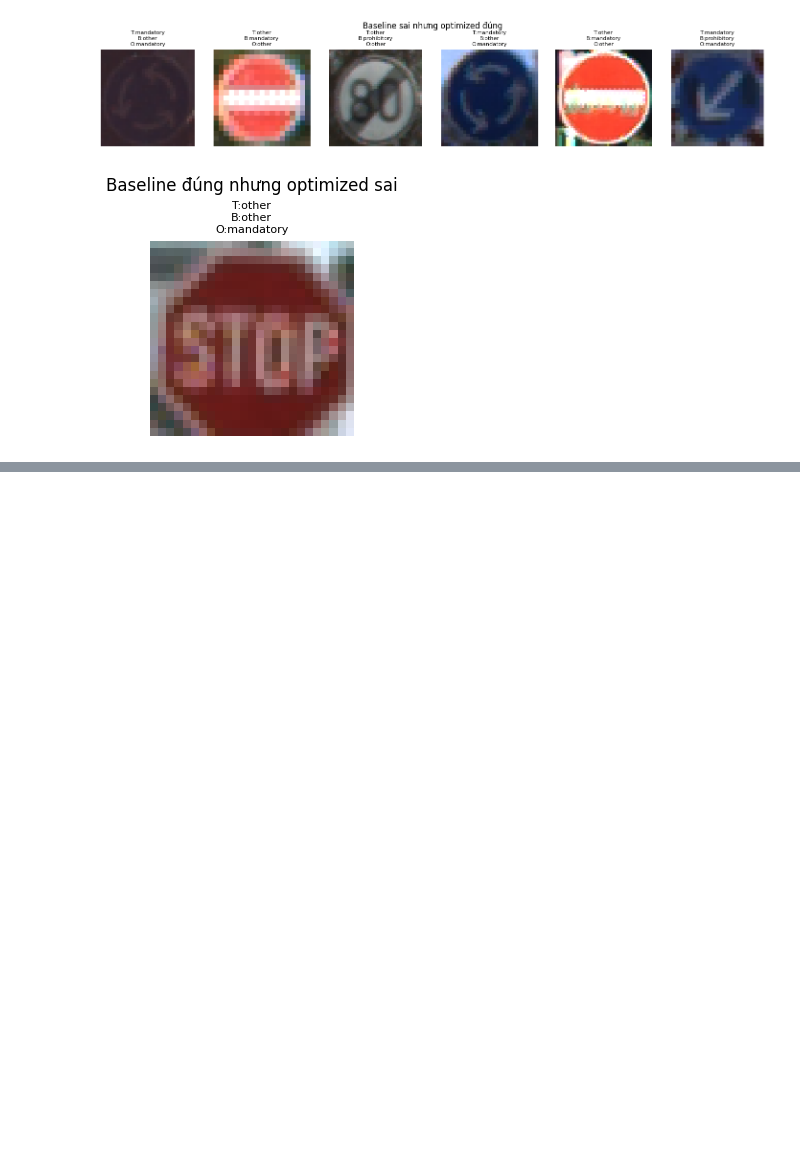
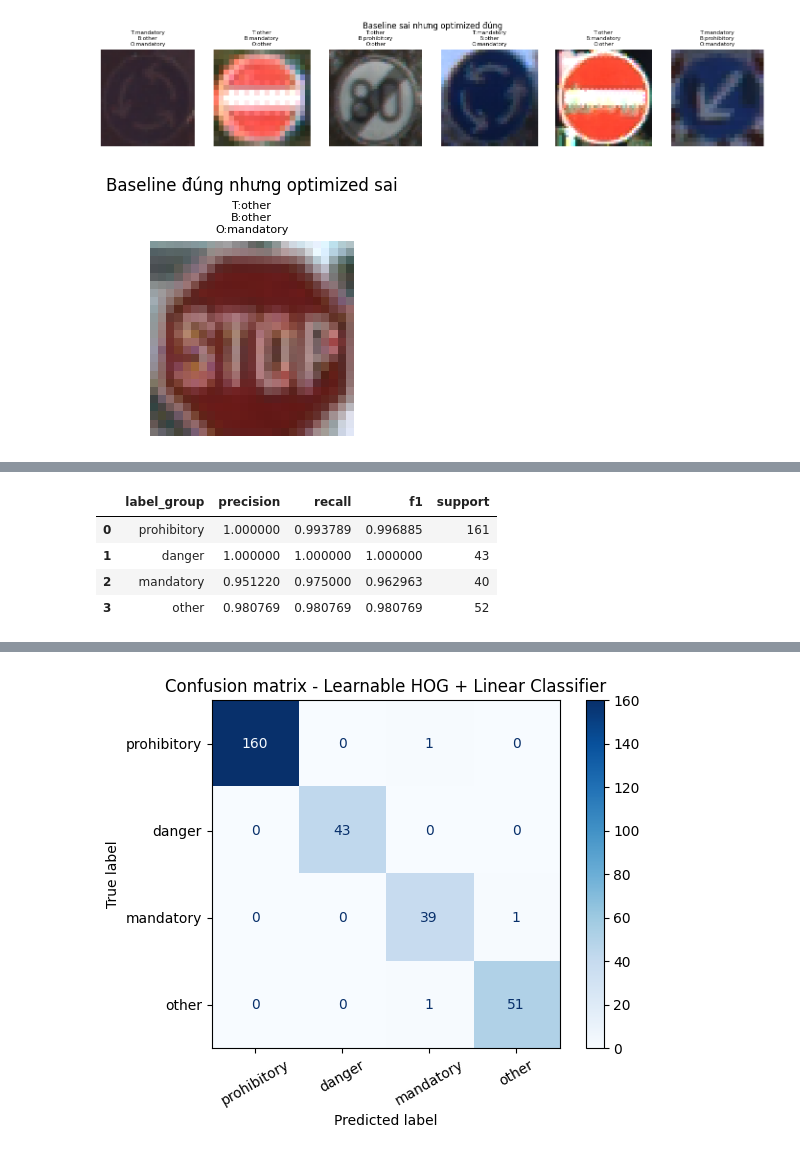
Before and after one commit to Khanggolder/BTL_XLA, a Jupyter notebook: traffic_sign_cv.ipynb, the cells around one changed output, grey strips where cells are left out. Cells and saved outputs as stored; diff of their text form; code cells hidden in the pictures; blank space fills up the shorter version.

```diff
--- a/traffic_sign_cv.ipynb
+++ b/traffic_sign_cv.ipynb
@@ -1444,0 +2022,51 @@ Hướng cải thiện là thêm validation split hoặc cross-validation để
+# %%
+lhog_test_metrics = lhog_evaluate_loader(lhog_model, lhog_test_loader, lhog_criterion)
+lhog_test_predictions = lhog_test_metrics["predictions"]
+lhog_test_targets = lhog_test_metrics["targets"]
+lhog_test_accuracy = lhog_test_metrics["accuracy"]
+lhog_test_macro_precision, lhog_test_macro_recall, lhog_test_macro_f1, lhog_test_support = precision_recall_fscore_support(
+    lhog_test_targets,
+    lhog_test_predictions,
+    labels=list(range(len(GROUP_ORDER))),
+    average="macro",
+    zero_division=0,
+)
+lhog_test_per_class_precision, lhog_test_per_class_recall, lhog_test_per_class_f1, lhog_test_per_class_support = precision_recall_fscore_support(
+    lhog_test_targets,
+    lhog_test_predictions,
+    labels=list(range(len(GROUP_ORDER))),
+    average=None,
+    zero_division=0,
+)
+lhog_test_confusion_matrix = confusion_matrix(lhog_test_targets, lhog_test_predictions, labels=list(range(len(GROUP_ORDER))))
+lhog_test_result = {
+    "model": "Learnable HOG + Linear Classifier",
+    "accuracy": lhog_test_accuracy,
+    "macro_precision": lhog_test_macro_precision,
+    "macro_recall": lhog_test_macro_recall,
+    "macro_f1": lhog_test_macro_f1,
+    "feature_dim": lhog_model.lhog_layer.lhog_feature_dim,
+    "per_class_f1": dict(zip(GROUP_ORDER, lhog_test_per_class_f1)),
+    "confusion_matrix": lhog_test_confusion_matrix,
+}
+
+lhog_per_class_f1_df = pd.DataFrame({"label_group": GROUP_ORDER, "precision": lhog_test_per_class_precision, "recall": lhog_test_per_class_recall, "f1": lhog_test_per_class_f1, "support": lhog_test_per_class_support})
+display(lhog_per_class_f1_df)
+
+lhog_extended_comparison = pd.DataFrame([
+    {"model": "Baseline HOG + SVM", "accuracy": baseline_result["accuracy"], "macro_precision": baseline_result["macro_precision"], "macro_recall": baseline_result["macro_recall"], "macro_f1": baseline_result["macro_f1"], "delta_vs_baseline": 0.0, "delta_vs_optimized": baseline_result["macro_f1"] - optimized_result["macro_f1"], "feature_dim": baseline_result["feature_dim"]},
+    {"model": "Optimized HOG + SVM", "accuracy": optimized_result["accuracy"], "macro_precision": optimized_result["macro_precision"], "macro_recall": optimized_result["macro_recall"], "macro_f1": optimized_result["macro_f1"], "delta_vs_baseline": optimized_result["macro_f1"] - baseline_result["macro_f1"], "delta_vs_optimized": 0.0, "feature_dim": optimized_result["feature_dim"]},
+    {"model": "Learnable HOG + Linear Classifier", "accuracy": lhog_test_result["accuracy"], "macro_precision": lhog_test_result["macro_precision"], "macro_recall": lhog_test_result["macro_recall"], "macro_f1": lhog_test_result["macro_f1"], "delta_vs_baseline": lhog_test_result["macro_f1"] - baseline_result["macro_f1"], "delta_vs_optimized": lhog_test_result["macro_f1"] - optimized_result["macro_f1"], "feature_dim": lhog_test_result["feature_dim"]},
+])
+display(lhog_extended_comparison)
+
+ConfusionMatrixDisplay(lhog_test_confusion_matrix, display_labels=GROUP_ORDER).plot(cmap="Blues", xticks_rotation=30)
+plt.title("Confusion matrix - Learnable HOG + Linear Classifier")
+plt.tight_layout()
+plt.show()
+# %% [output]
+|  | label_group | precision | recall | f1 | support |
+| 0 | prohibitory | 1.000000 | 0.993789 | 0.996885 | 161 |
+| 1 | danger | 1.000000 | 1.000000 | 1.000000 | 43 |
+| 2 | mandatory | 0.951220 | 0.975000 | 0.962963 | 40 |
+| 3 | other | 0.980769 | 0.980769 | 0.980769 | 52 |
@@ -1444,0 +2077 @@ Hướng cải thiện là thêm validation split hoặc cross-validation để
+[figure, added]
```
Also changed, not shown: parts of 20 cells of this notebook, 1 other file.
